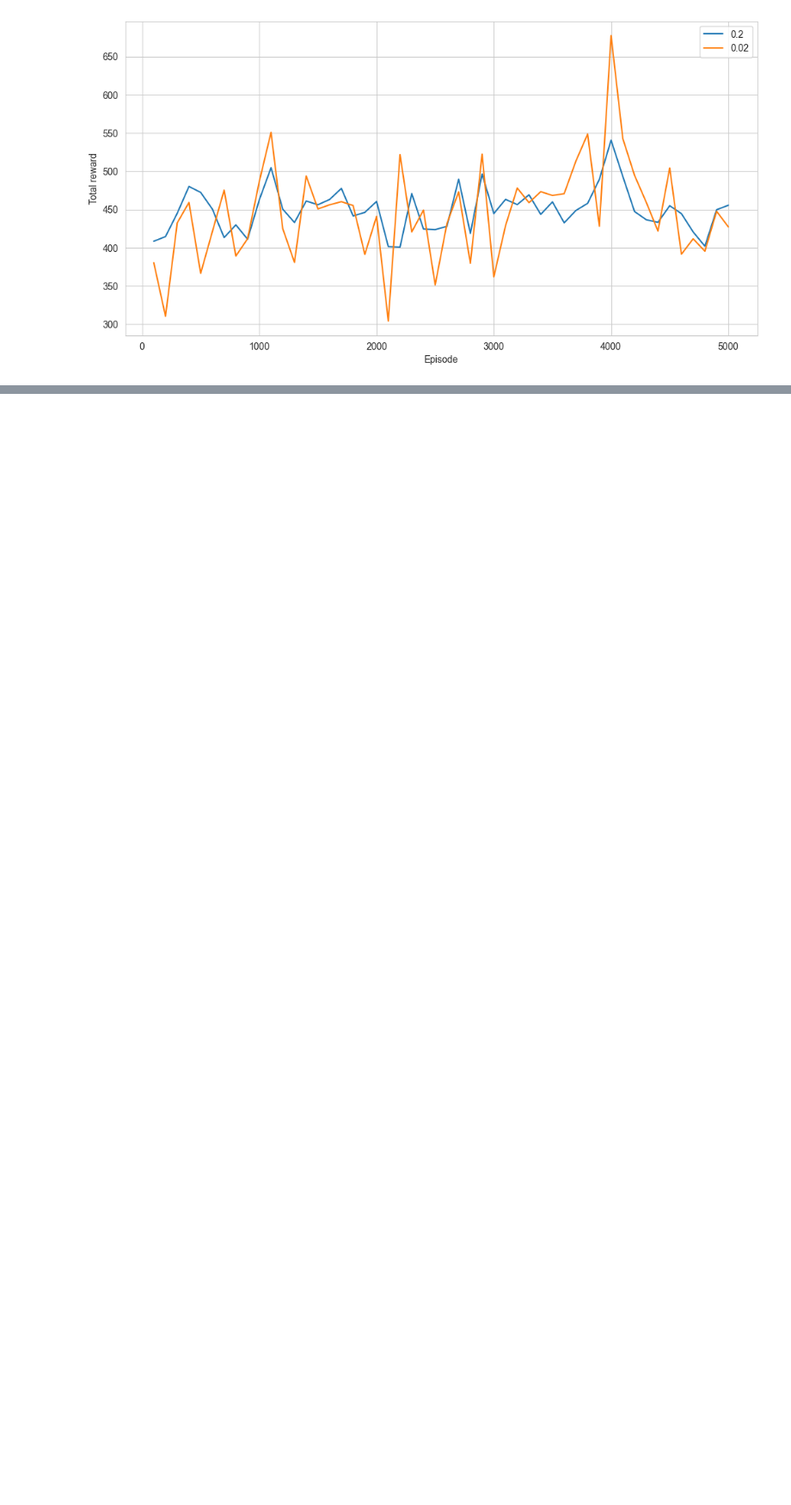
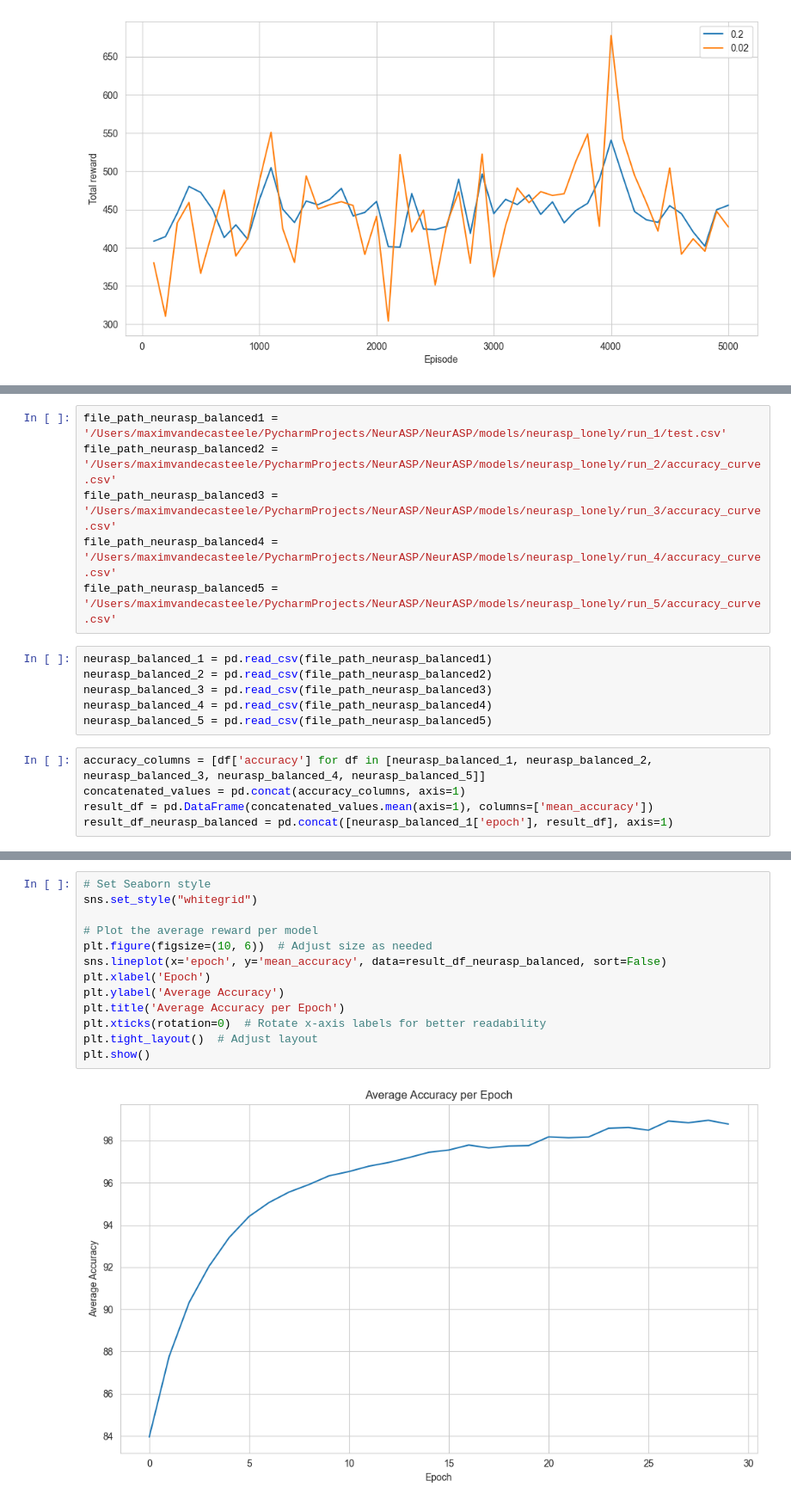
Before and after one commit to MaximVandecasteele/NeurASP, a Jupyter notebook: Evaluation/results_baseline.ipynb, the cells around one changed output, grey strips where cells are left out. Shown at 86% size. Drawn from its saved outputs; the diff is of its cells as text; blank space fills up the shorter version.

Commit message:
neurasp advisor

```diff
--- a/Evaluation/results_baseline.ipynb
+++ b/Evaluation/results_baseline.ipynb
@@ -954,0 +918,17 @@ model_average_rewards_df
+# %%
+file_path_neurasp_balanced1 = '/Users/maximvandecasteele/PycharmProjects/NeurASP/NeurASP/models/neurasp_lonely/run_1/test.csv'
+file_path_neurasp_balanced2 = '/Users/maximvandecasteele/PycharmProjects/NeurASP/NeurASP/models/neurasp_lonely/run_2/accuracy_curve.csv'
+file_path_neurasp_balanced3 = '/Users/maximvandecasteele/PycharmProjects/NeurASP/NeurASP/models/neurasp_lonely/run_3/accuracy_curve.csv'
+file_path_neurasp_balanced4 = '/Users/maximvandecasteele/PycharmProjects/NeurASP/NeurASP/models/neurasp_lonely/run_4/accuracy_curve.csv'
+file_path_neurasp_balanced5 = '/Users/maximvandecasteele/PycharmProjects/NeurASP/NeurASP/models/neurasp_lonely/run_5/accuracy_curve.csv'
+# %%
+neurasp_balanced_1 = pd.read_csv(file_path_neurasp_balanced1)
+neurasp_balanced_2 = pd.read_csv(file_path_neurasp_balanced2)
+neurasp_balanced_3 = pd.read_csv(file_path_neurasp_balanced3)
+neurasp_balanced_4 = pd.read_csv(file_path_neurasp_balanced4)
+neurasp_balanced_5 = pd.read_csv(file_path_neurasp_balanced5)
+# %%
+accuracy_columns = [df['accuracy'] for df in [neurasp_balanced_1, neurasp_balanced_2, neurasp_balanced_3, neurasp_balanced_4, neurasp_balanced_5]]
+concatenated_values = pd.concat(accuracy_columns, axis=1)
+result_df = pd.DataFrame(concatenated_values.mean(axis=1), columns=['mean_accuracy'])
+result_df_neurasp_balanced = pd.concat([neurasp_balanced_1['epoch'], result_df], axis=1)
@@ -954,0 +951,15 @@ model_average_rewards_df
+# %%
+# Set Seaborn style
+sns.set_style("whitegrid")
+
+# Plot the average reward per model
+plt.figure(figsize=(10, 6))  # Adjust size as needed
+sns.lineplot(x='epoch', y='mean_accuracy', data=result_df_neurasp_balanced, sort=False)
+plt.xlabel('Epoch')
+plt.ylabel('Average Accuracy')
+plt.title('Average Accuracy per Epoch')
+plt.xticks(rotation=0)  # Rotate x-axis labels for better readability
+plt.tight_layout()  # Adjust layout
+plt.show()
+# %% [output]
+[figure, added]
```
Also changed, not shown: parts of 67 cells of this notebook, 18 other files.
